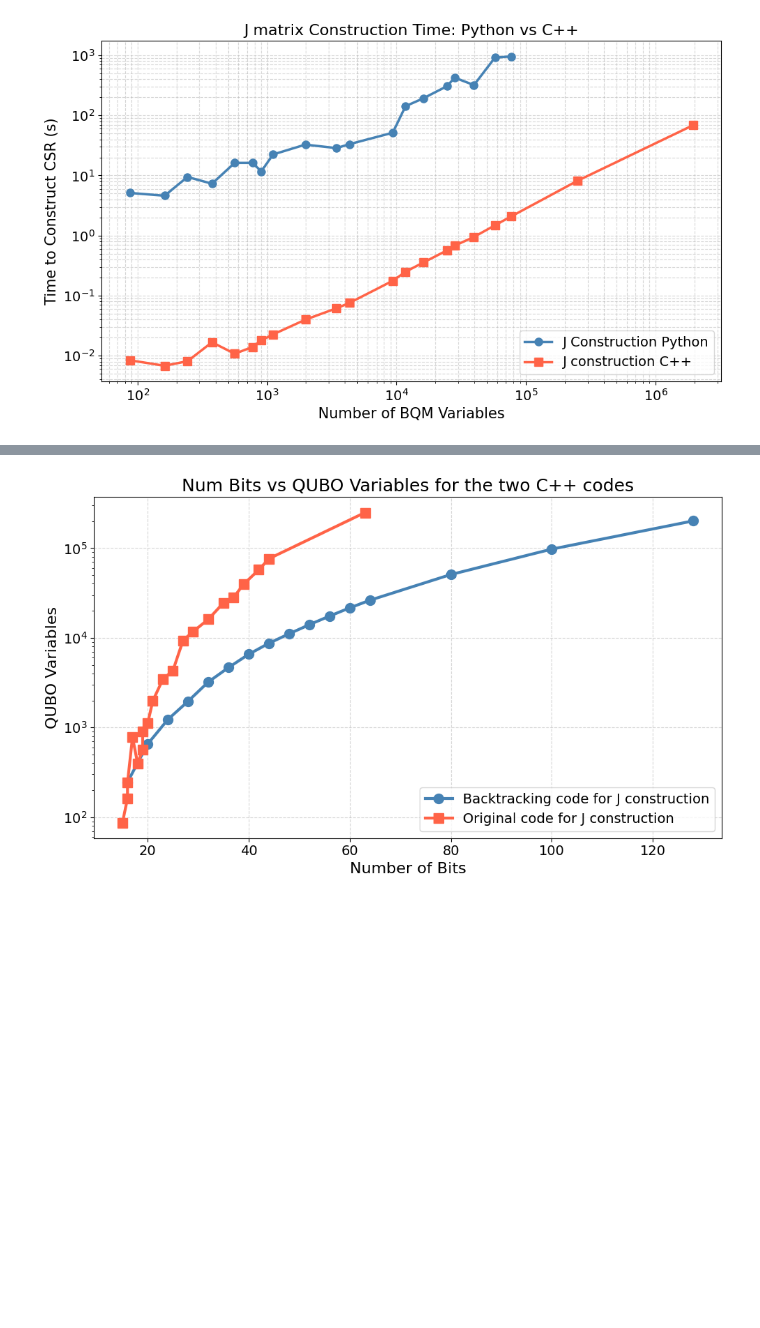
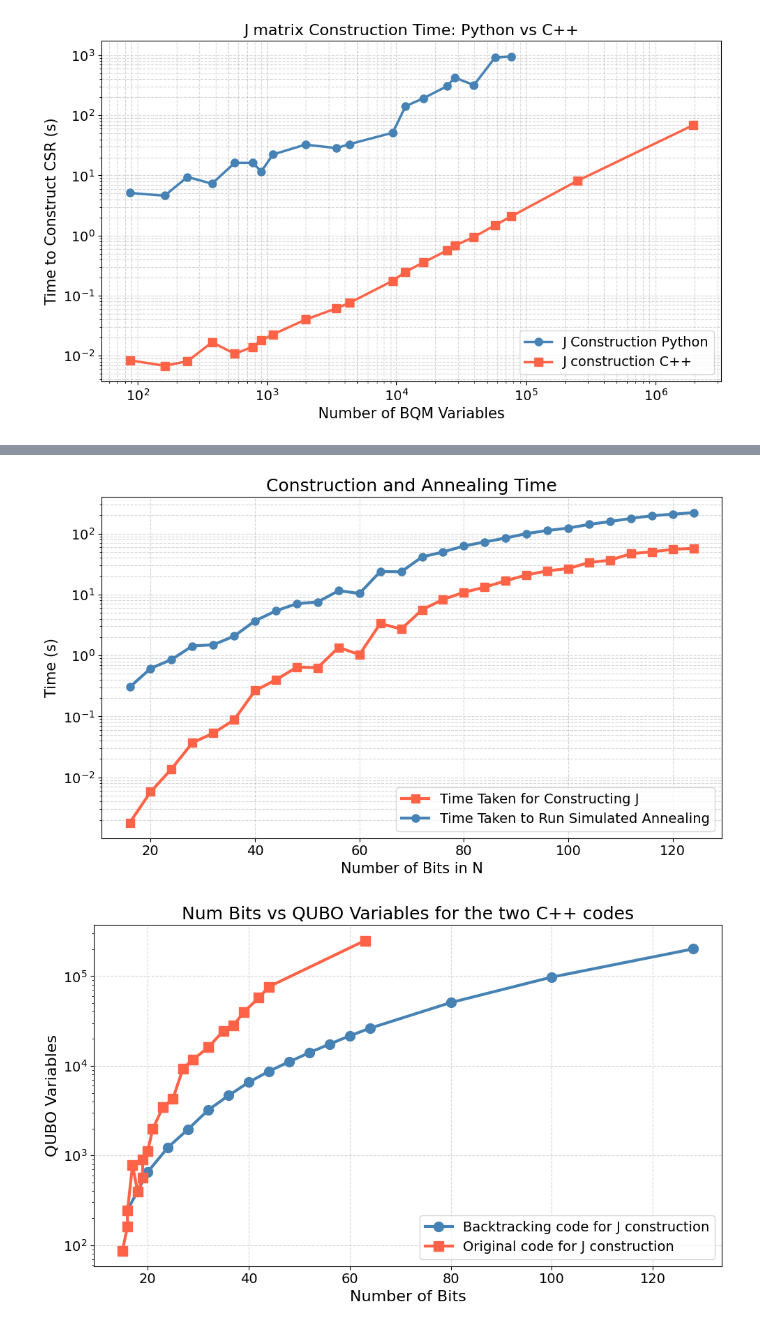
Before and after one commit to AdvithDesu/Digital_Annealer, a Jupyter notebook: Plotting shit.ipynb, the cells around one changed output, grey strips where cells are left out. Drawn from its saved outputs; the diff is of its cells as text; code cells hidden in the pictures; blank space fills up the shorter version.

```diff
--- a/Plotting shit.ipynb
+++ b/Plotting shit.ipynb
@@ -152,3 +215,62 @@ plt.show()
+# %%
+import matplotlib.pyplot as plt
+
+# Data
+bits = [8, 10, 12, 14, 16, 18, 20, 22, 24, 26,
+        28, 30, 32, 34, 36, 38, 40, 42, 44, 46,
+        48, 50, 52, 54, 56, 58, 60, 62]
+
+bits_N = [i*2 for i in bits]
+
+t_construct = [0.0018077, 0.00578315, 0.0137585, 0.0369782, 0.0529632,
+               0.0879904, 0.264674, 0.39746, 0.64405, 0.629503,
+               1.35328, 1.0343, 3.34291, 2.70215, 5.61925,
+               8.29054, 10.8524, 13.1719, 16.7661, 20.9076,
+               24.4348, 26.6684, 33.4277, 36.5251, 46.7156,
+               50.0807, 55.0535, 57.0546]
+
+t_anneal = [0.30216, 0.613163, 0.856125, 1.430945, 1.493985,
+            2.075156, 3.698875, 5.386505, 7.071222, 7.527126,
+            11.547052, 10.397448, 23.790831, 23.570506, 41.283074,
+            49.806196, 62.435908, 72.800411, 84.303984, 99.764887,
+            112.051045, 122.798504, 141.268711, 157.15756,
+            177.066973, 196.066475, 207.24552, 220.4951]
+
+# Plot
+fig, ax = plt.subplots(figsize=(10, 6))
+
+ax.plot(bits_N, t_construct,
+        marker='s',
+        label='Time Taken for Constructing J',
+        color='tomato',
+        linewidth=3,
+        markersize=8)
+
+ax.plot(bits_N, t_anneal,
+        marker='o',
+        label='Time Taken to Run Simulated Annealing',
+        color='steelblue',
+        linewidth=3,
+        markersize=8)
+
+# Log scale for y-axis
+ax.set_yscale('log')
+
+# Labels and title
+ax.set_xlabel('Number of Bits in N', fontsize=15)
+ax.set_ylabel('Time (s)', fontsize=15)
+ax.set_title('Construction and Annealing Time', fontsize=18)
+
+# Styling
+ax.legend(fontsize=14, loc='lower right')
+ax.tick_params(axis='both', labelsize=14)
+ax.grid(True, which='both', linestyle='--', alpha=0.5)
+
+plt.tight_layout()
+plt.savefig('construct_vs_anneal_logy.png', dpi=150)
+plt.show()
+# %% [output]
+[figure, added]
 # %%
 import matplotlib.pyplot as plt
 
```
Also changed, not shown: parts of 5 cells of this notebook, 8 other files.
